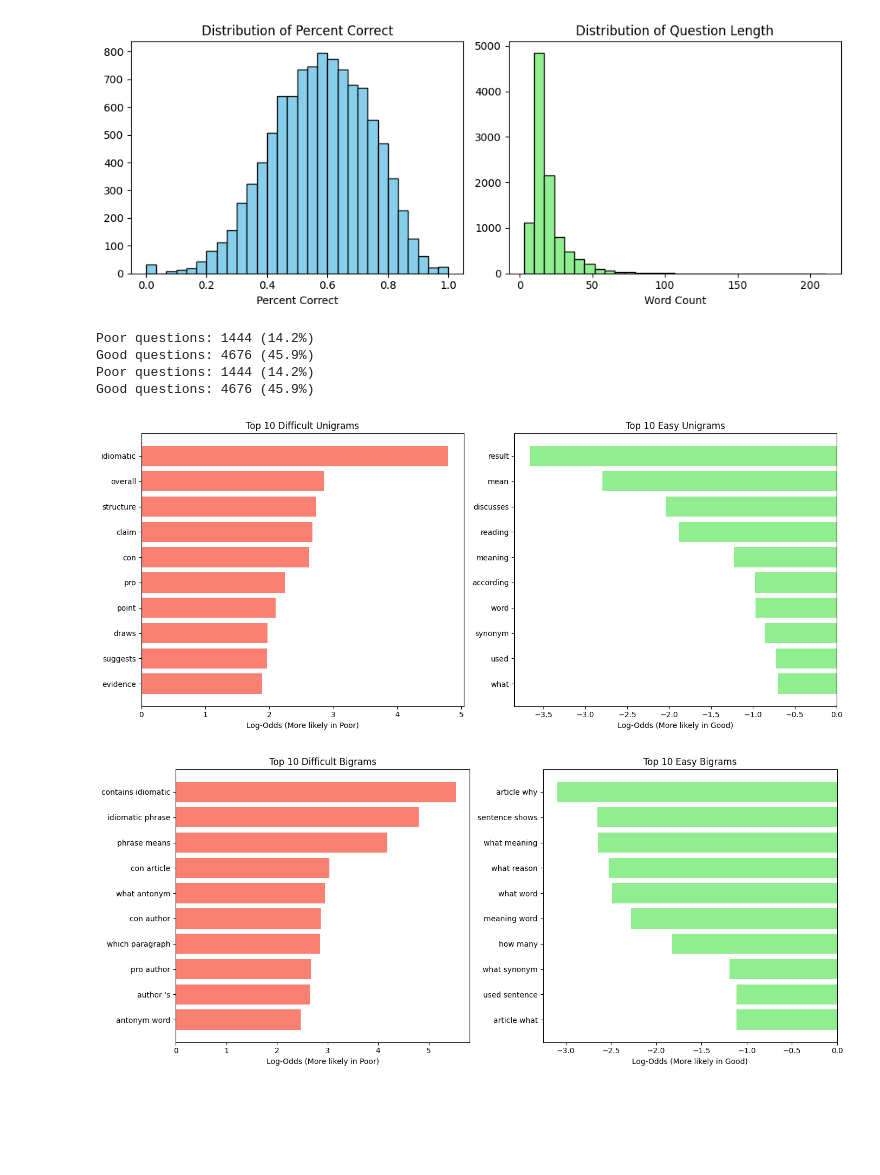
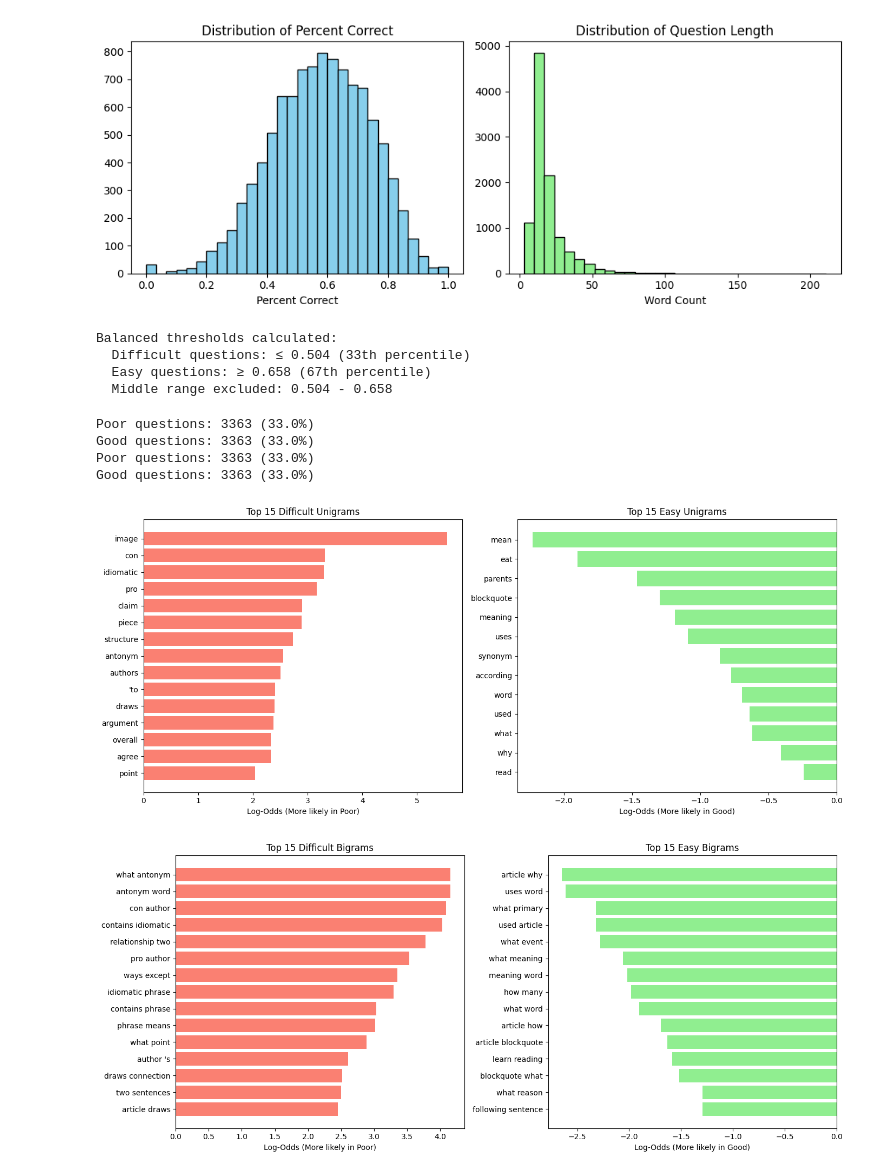
Before and after one commit to DmitryDubovikov/Quiz-Question-Difficulty-Analysis, a Jupyter notebook: analysis.ipynb, the cells around one changed output. Saved outputs shown, nothing was run; the diff lists cells and outputs as text; code cells hidden in the pictures; blank space fills up the shorter version.

Commit message:
add balanced sampling

```diff
--- a/analysis.ipynb
+++ b/analysis.ipynb
@@ -65,6 +64,22 @@ if not df.empty:
 # %% [output]
 Loaded 10191 questions.
 [figure]
+# %%
+POOR_PERCENTILE = 0.33  # Bottom 33% - difficult questions
+GOOD_PERCENTILE = 0.67  # Top 33% - easy questions
+
+POOR_THRESHOLD = df['percent_correct'].quantile(POOR_PERCENTILE)
+GOOD_THRESHOLD = df['percent_correct'].quantile(GOOD_PERCENTILE)
+
+print(f"Balanced thresholds calculated:")
+print(f"  Difficult questions: ≤ {POOR_THRESHOLD:.3f} ({POOR_PERCENTILE*100:.0f}th percentile)")
+print(f"  Easy questions: ≥ {GOOD_THRESHOLD:.3f} ({GOOD_PERCENTILE*100:.0f}th percentile)")
+print(f"  Middle range excluded: {POOR_THRESHOLD:.3f} - {GOOD_THRESHOLD:.3f}")
+# %% [output]
+Balanced thresholds calculated:
+  Difficult questions: ≤ 0.504 (33th percentile)
+  Easy questions: ≥ 0.658 (67th percentile)
+  Middle range excluded: 0.504 - 0.658
 # %%
 stop_words = set(stopwords.words('english'))
 keep_words = {'what', 'which', 'how', 'why', 'when', 'where', 'who', 'not', 'no'}
@@ -156,7 +171,7 @@ uni_results = analyze_features(df, 'unigrams', POOR_THRESHOLD, GOOD_THRESHOLD, M
 
 bi_results = analyze_features(df, 'bigrams', POOR_THRESHOLD, GOOD_THRESHOLD, MIN_COUNT)
 
-def plot_top_features(results_df, title, top_n=10):
+def plot_top_features(results_df, title, top_n=15):
     sig = results_df[results_df['significant']]
     difficult = sig[sig['log_odds'] > 0].nlargest(top_n, 'log_odds')
     easy = sig[sig['log_odds'] < 0].nsmallest(top_n, 'log_odds')
@@ -165,39 +180,39 @@ def plot_top_features(results_df, title, top_n=10):
         print(f"No significant features found for {title}")
         return
 
     fig, (ax1, ax2) = plt.subplots(1, 2, figsize=(14, 6))
 
     if not difficult.empty:
         ax1.barh(difficult['feature'], difficult['log_odds'], color='salmon')
         ax1.set_title(f'Top {top_n} Difficult {title}')
         ax1.set_xlabel('Log-Odds (More likely in Poor)')
         ax1.invert_yaxis()
 
     if not easy.empty:
         ax2.barh(easy['feature'], easy['log_odds'], color='lightgreen')
         ax2.set_title(f'Top {top_n} Easy {title}')
         ax2.set_xlabel('Log-Odds (More likely in Good)')
         ax2.invert_yaxis()
 
     plt.tight_layout()
 
     if not os.path.exists('outputs'):
         os.makedirs('outputs')
 
     filename = f"outputs/top_features_{title.lower()}.png"
     plt.savefig(filename)
 
     plt.show()
 
 plot_top_features(uni_results, "Unigrams")
 plot_top_features(bi_results, "Bigrams")
 # %% [output]
-Poor questions: 1444 (14.2%)
-Good questions: 4676 (45.9%)
-Poor questions: 1444 (14.2%)
-Good questions: 4676 (45.9%)
+Poor questions: 3363 (33.0%)
+Good questions: 3363 (33.0%)
+Poor questions: 3363 (33.0%)
+Good questions: 3363 (33.0%)
-[figure, old version]
+[figure, new version]
-[figure, old version]
+[figure, new version]
 # %%
 def print_full_lists(results_df, title):
     if results_df.empty or 'significant' not in results_df.columns:
```
Also changed, not shown: parts of 3 cells of this notebook, 3 other files.
